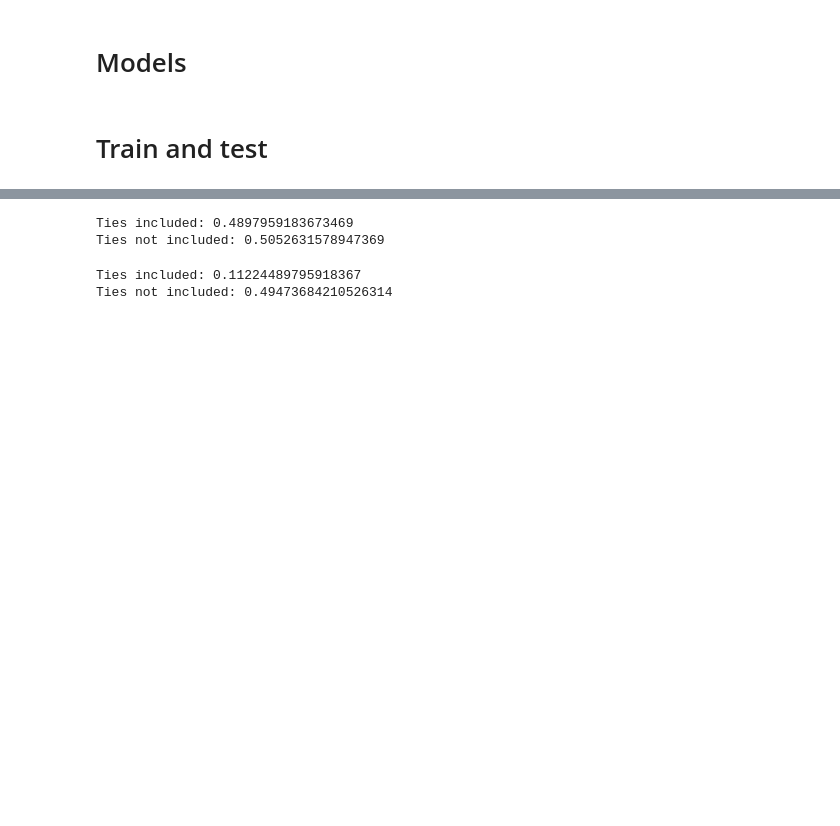
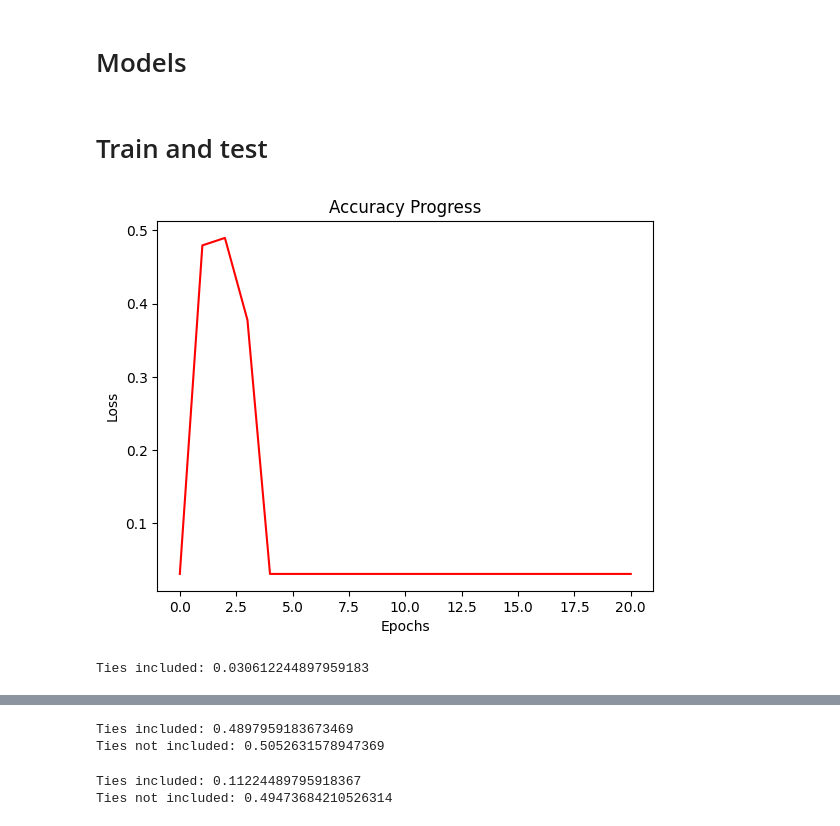
Before and after one commit to JasaZnidar/Predvidenje-zmagovalca-vaterpolo, a Jupyter notebook: Diplomska_naloga.ipynb, the cells around one changed output, grey strips where cells are left out. Saved outputs shown, nothing was run; the diff lists cells and outputs as text; code cells hidden in the pictures; blank space fills up the shorter version.

Commit message:
XGBoost - limited by depth

```diff
--- a/Diplomska_naloga.ipynb
+++ b/Diplomska_naloga.ipynb
@@ -109,10 +112,10 @@ def classify(val: float, allowTie: bool = True):
     return -1
 # %%
 # @title Team data normalization
-def normTeamData(data: list[list[float], float]):
+def normTeamData(data: list[list[float], float]) -> list[float]:
   if data[1] == 0:
     return [0.0]*num_playerInMatch_features
-  return np.array(data[0])/data[1]
+  return (np.array(data[0])/data[1]).tolist()
 # %%
 # @title Clustering functions
 def manhattan_dist(r1: np.array, r2: np.array) -> float:
@@ -204,7 +207,7 @@ train_rate = 0.7
 val_rate = 1.0 - train_rate
 
 # goals, shots, assists, blocks, saves, exclusion, penalty foul, suspention, brutality, sprint won, sprints
-used_features = [1, 1, 0, 0, 0, 1, 1, 0, 1, 0, 0]#[1, 1, 1, 1, 1, 1, 1, 1, 1, 1, 1]#
+used_features = [1, 1, 1, 1, 1, 1, 1, 1, 1, 1, 1]#[1, 1, 0, 0, 0, 1, 1, 0, 1, 0, 0]#
 num_playerInMatch_features = sum(used_features)
 # birth, hand height, position, weight
 used_player_stats = [1, 1, 1, 1, 1]
@@ -818,3 +1052,57 @@ for match_id in noTieMatch_data:
   if match_id not in train_noTieMatch_data:
     test_noTieMatch_data[match_id] = noTieMatch_data[match_id]
 noTieGround = [classify(test_noTieMatch_data[match_id][0]) for match_id in test_noTieMatch_data]
+# %%
+# @title XGBoost
+lr = 0.1
+l = 0
+M = 20
+maxTreeDepth = 5
+g = 0.0
+
+train_match_matrix = [normTeamData(train_match_data[id][3]) + normTeamData(train_match_data[id][4]) for id in train_match_data]
+train_match_label = [classify(float(train_match_data[id][0])) for id in train_match_data]
+test_match_matrix = [normTeamData(test_match_data[id][3]) + normTeamData(test_match_data[id][4]) for id in test_match_data]
+test_match_label = [classify(float(test_match_data[id][0])) for id in test_match_data]
+
+xgboost = XGBoostClassifier(train_match_matrix, train_match_label, lr, l, M, maxTreeDepth, g)
+
+xgboost_preds = [[xgboost.Predict(test_match_matrix[i], m) for i in range(len(test_match_matrix))] for m in range(M+1)]
+xgboost_acc = [np.average(np.array(xgboost_preds[m]) == np.array(test_match_label)) for m in range(M+1)]
+#xgboost_pred = [xgboost.Predict(test_match_matrix[i]) for i in range(len(test_match_matrix))]
+#print("Ties included:", np.average(np.array(xgboost_pred) == np.array(test_match_label)))
+
+#===============================================================================
+# Plot result
+#===============================================================================
+print("\r", end="")
+warnings.filterwarnings("ignore", category=UserWarning, message="No artists with labels found to put in legend")
+
+fig, ax1 = plt.subplots()
+
+ax1.set_xlabel("Epochs")
+ax1.set_ylabel("Loss")
+
+ax1.plot([m for m in range(M+1)], xgboost_acc, label='Loss', color='red')
+
+plt.title("Accuracy Progress")
+plt.show()
+
+
+
+
+#train_noTieMatch_matrix = [normTeamData(train_noTieMatch_data[id][3]) + normTeamData(train_noTieMatch_data[id][4]) for id in train_noTieMatch_data]
+#train_noTieMatch_label = [classify(float(train_noTieMatch_data[id][0]), False) for id in train_noTieMatch_data]
+#test_noTieMatch_matrix = [normTeamData(test_noTieMatch_data[id][3]) + normTeamData(test_noTieMatch_data[id][4]) for id in test_noTieMatch_data]
+#test_noTieMatch_label = [classify(float(test_noTieMatch_data[id][0])) for id in test_noTieMatch_data]
+
+#xgboost_noTie = XGBoostClassifier(train_noTieMatch_matrix, train_noTieMatch_label, lr, l, M, maxTreeDepth, g)
+#xgboost_noTie_pred = [xgboost_noTie.Predict(test_noTieMatch_matrix[i]) for i in range(len(test_noTieMatch_matrix))]
+#print("Ties not included:", np.average(np.array(xgboost_noTie_pred) == np.array(test_noTieMatch_label)))
+# %% [output]
+[figure, added]
+# %%
+xgboost_pred = [xgboost.Predict(test_match_matrix[i]) for i in range(len(test_match_matrix))]
+print("Ties included:", np.average(np.array(xgboost_pred) == np.array(test_match_label)))
+# %% [output]
+Ties included: 0.030612244897959183
```
Also changed, not shown: parts of 8 cells of this notebook.
